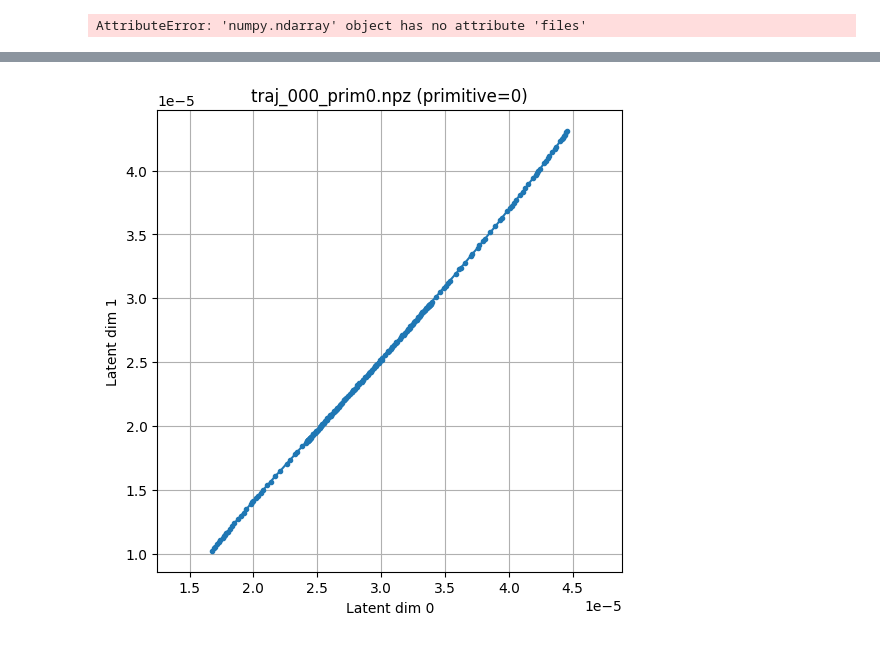
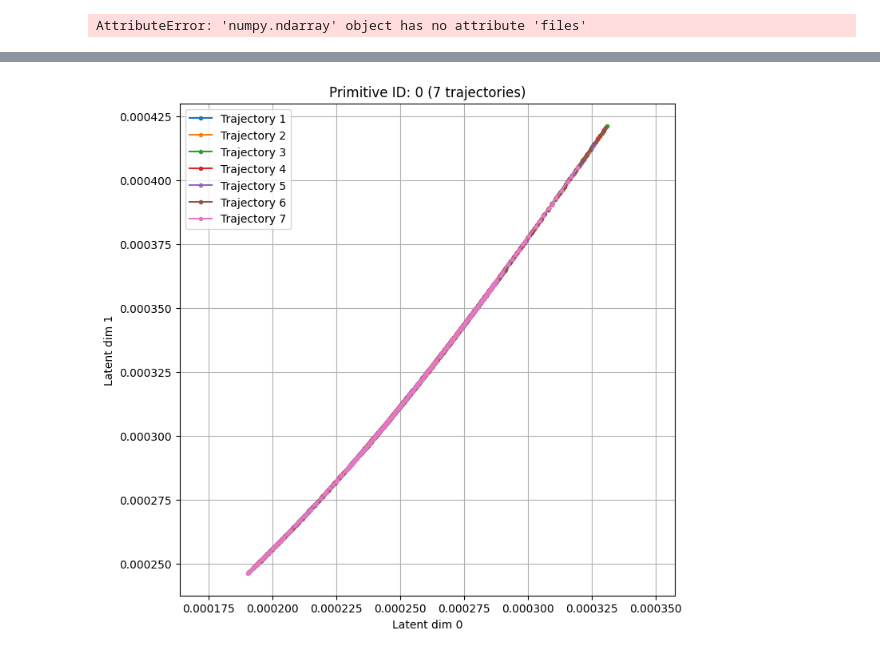
Before and after one commit to jhri626/Lfd, a Jupyter notebook: data.ipynb, the cells around one changed output, grey strips where cells are left out. Drawn from its saved outputs; the diff is of its cells as text; code cells hidden in the pictures.

```diff
--- a/data.ipynb
+++ b/data.ipynb
@@ -127,33 +139,91 @@ array([299., 198.])
 # %%
-
-
-
 import os
 import numpy as np
 import matplotlib.pyplot as plt
+import collections # 데이터를 그룹화하기 위해 사용
 
 # 1) 임베딩 파일이 들어있는 디렉토리
-emb_dir = 'embeddings_per_traj'  # 혹은 실제 경로
+emb_dir = 'embedding/embedding_ll' # 혹은 실제 경로
 
 # 2) .npz 파일 목록
+# 디렉토리가 존재하는지 확인
+if not os.path.exists(emb_dir):
+    print(f"Error: Directory '{emb_dir}' not found.")
+    exit() # 또는 다른 오류 처리
+
 files = sorted(f for f in os.listdir(emb_dir) if f.endswith('.npz'))
 
-# 3) 하나씩 그리기
+if not files:
+    print(f"No .npz files found in '{emb_dir}'.")
+    exit()
+
+# primitive_id 별로 임베딩 데이터를 저장할 딕셔너리
+# { primitive_id: [emb_array1, emb_array2, ...], ... } 형태가 될 것임
+grouped_embeddings = collections.defaultdict(list)
+
+print(f"Processing {len(files)} files from '{emb_dir}'...")
+
+# 3) .npz 파일을 읽어서 primitive_id 별로 데이터 그룹화
 for fname in files:
     path = os.path.join(emb_dir, fname)
-    data = np.load(path, allow_pickle=True)
-    emb  = data['embeddings']          # (T_i, latent_dim)
-    prim = int(data['primitive_id'])    # scalar
+    try:
+        data = np.load(path, allow_pickle=True)
 
-    plt.figure(figsize=(6, 6))
-    # 잠재 공간 첫 두 차원으로 궤적 형태
-    plt.plot(emb[:, 0], emb[:, 1], '-o', markersize=3)
-    plt.title(f"{fname} (primitive={prim})")
+        # 필요한 키('embeddings', 'primitive_id')가 있는지 확인
+        if 'embeddings' not in data or 'primitive_id' not in data:
+            print(f"Warning: Skipping '{fname}' - missing 'embeddings' or 'primitive_id' key.")
+            continue
+
+        emb = data['embeddings'] # (T_i, latent_dim)
+        prim = int(data['primitive_id']) # scalar
+
+        # 임베딩 데이터의 차원이 충분한지 확인 (최소 2차원 필요)
+        if emb.ndim < 2 or emb.shape[1] < 2:
+             print(f"Warning: Skipping '{fname}' - 'embeddings' shape is {emb.shape}, need at least (T_i, 2).")
+             continue
+
+        # 해당 primitive_id에 임베딩 데이터 추가
+        grouped_embeddings[prim].append(emb)
+        # print(f"Processed '{fname}' (primitive={prim})") # 처리 상황 확인용
+
+    except Exception as e:
+        print(f"Error loading or processing file '{fname}': {e}")
+        continue # 오류 발생 시 해당 파일 건너뛰기
+
+print(f"Finished processing files. Found {len(grouped_embeddings)} unique primitive IDs.")
+
+# 4) 그룹화된 데이터를 바탕으로 그래프 그리기
+# primitive_id를 순서대로 정렬하여 그래프를 순차적으로 표시
+sorted_prims = sorted(grouped_embeddings.keys())
+
+if not sorted_prims:
+    print("No valid data grouped by primitive ID to plot.")
+
+for prim in sorted_prims:
+    embeddings_list = grouped_embeddings[prim]
+
+    # 해당 primitive_id에 대한 새로운 Figure 생성
+    plt.figure(figsize=(8, 8)) # Figure 크기 설정 (선택 사항)
+
+    # 같은 primitive_id를 가진 모든 궤적을 현재 Figure에 그리기
+    for i, emb in enumerate(embeddings_list):
+        # 잠재 공간 첫 두 차원으로 궤적 형태 플롯
+        # 각 궤적은 기본적으로 다른 색상으로 그려짐
+        plt.plot(emb[:, 0], emb[:, 1], '-o', markersize=3, label=f'Trajectory {i+1}') # 궤적 번호로 라벨 추가
+
+    # 그래프 제목 및 축 라벨 설정
+    plt.title(f"Primitive ID: {prim} ({len(embeddings_list)} trajectories)")
     plt.xlabel('Latent dim 0')
     plt.ylabel('Latent dim 1')
-    plt.axis('equal')
+    plt.axis('equal') # x, y 축 스케일을 같게
     plt.grid(True)
+    plt.legend() # 궤적 라벨 표시
+
+# 5) 모든 그림 표시
+# 모든 primitive_id에 대한 Figure 생성이 완료된 후 한 번에 표시
+if grouped_embeddings:
+    print("Displaying plots...")
     plt.show()
 
-    input("Press Enter to see the next trajectory...")
+print("Script finished.")
 # %% [output]
@@ -160 +233 @@ for fname in files:
-[figure, old version]
+[figure, new version]
```
Also changed, not shown: parts of 9 cells of this notebook, 5 other files.
